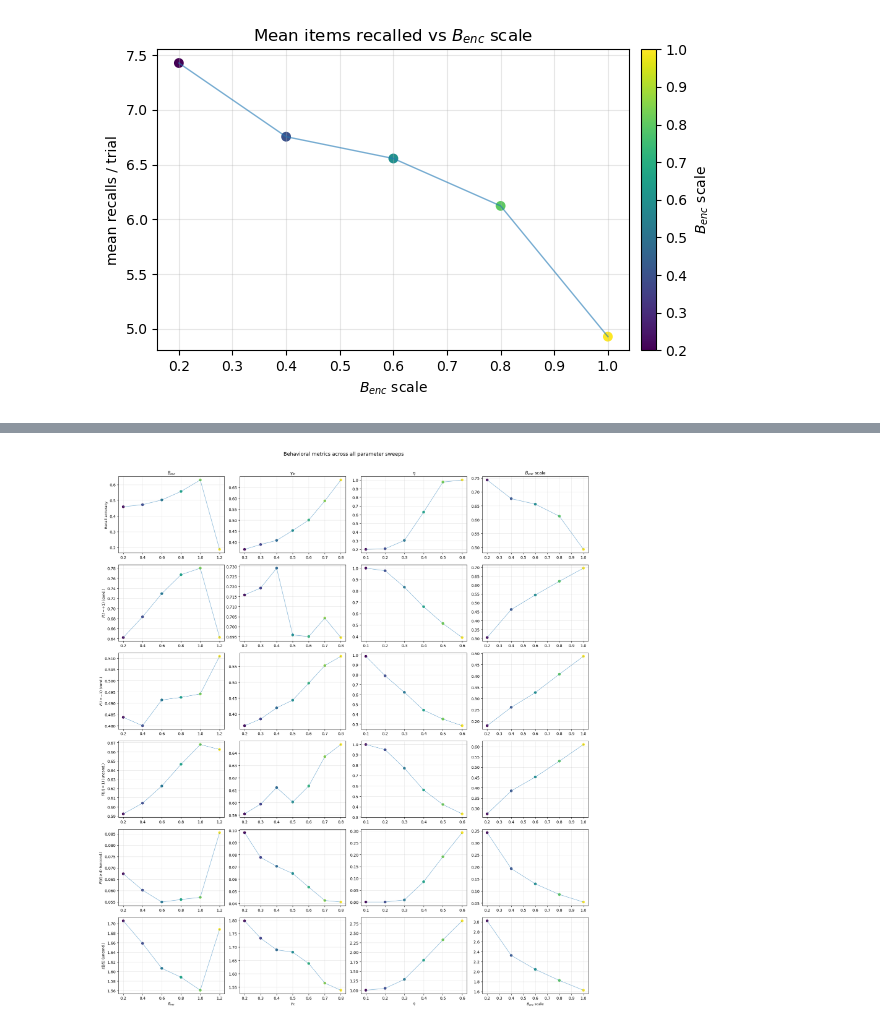
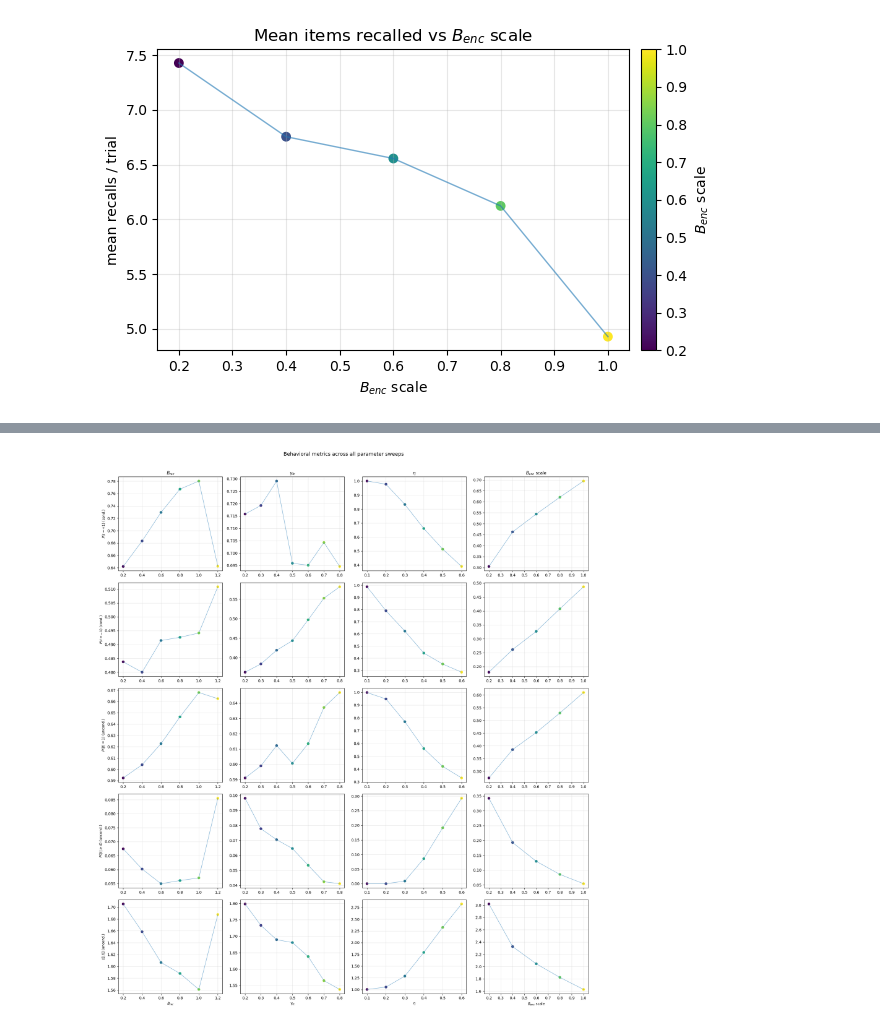
Before and after one commit to beaverjuly/PTSD_MemorySegmentation, a Jupyter notebook: external/CMR_SEM/CMR_multiParameterSweep/behavioral_metrics.ipynb, the cells around one changed output, grey strips where cells are left out. Cells and saved outputs as stored; diff of their text form; code cells hidden in the pictures.

```diff
--- a/external/CMR_SEM/CMR_multiParameterSweep/behavioral_metrics.ipynb
+++ b/external/CMR_SEM/CMR_multiParameterSweep/behavioral_metrics.ipynb
@@ -295,5 +460,5 @@ $P(|\ell|\!=\!1)$, $P(|\ell|\!\geq\!4)$, $\mathbb{E}[|\ell|]$.
 # %%
-fig, axs = plt.subplots(6, 4, figsize=(18, 20), sharex=False)
+fig, axs = plt.subplots(5, 4, figsize=(18, 20), sharex=False)
 
 sweeps = [
     (sweep_B_rec,       B_rec_grid,        r"$B_{rec}$"),
@@ -302,41 +467,50 @@ sweeps = [
     (sweep_B_enc_scale, B_encD_scale_grid,  r"$B_{enc}$ scale"),
 ]
 
+k = 4  # large-lag threshold
+
 row_specs = [
-    ("Recall accuracy",
-     lambda rs: recall_accuracy(rs, N=N, unique=True)),
+
     (r"$P(\ell=+1)$ (cond.)",
-     lambda rs: cond_p_lag_plus1(rs, k=4)),
+     lambda rs: (lambda lags, crp, num, den:
+                 conditional_forward_lag_rates(lags, num, den, large_lag_thresh=k)[0]
+                )(*lag_crp_with_counts(rs, N))),
+
     (r"$P(\ell=-1)$ (cond.)",
-     lambda rs: cond_p_lag_minus1(rs, k=4)),
+     lambda rs: (lambda lags, crp, num, den:
+                 conditional_backward_lag_rates(lags, num, den, large_lag_thresh=k)[0]
+                )(*lag_crp_with_counts(rs, N))),
+
     (r"$P(|\ell|=1)$ (uncond.)",
-     lambda rs: unconditional_transition_summaries(rs, 4)[0]),
-    (r"$P(|\ell|\geq 4)$ (uncond.)",
-     lambda rs: unconditional_transition_summaries(rs, 4)[1]),
+     lambda rs: unconditional_transition_summaries(rs, k)[0]),
+
+    (rf"$P(|\ell|\geq {k})$ (uncond.)",
+     lambda rs: unconditional_transition_summaries(rs, k)[1]),
+
     (r"$\mathbb{E}[|\ell|]$ (uncond.)",
-     lambda rs: unconditional_transition_summaries(rs, 4)[2]),
+     lambda rs: unconditional_transition_summaries(rs, k)[2]),
 ]
 
 for col, (sweep, grid, label) in enumerate(sweeps):
     grid = np.asarray(grid, dtype=float)
     colors, norm, cmap = make_sweep_colors(grid)
 
     for row, (ylabel, metric_fn) in enumerate(row_specs):
         ax = axs[row, col]
         y = np.array([
             metric_fn(_get_sweep_entry(sweep, v)["recall_sims"])
             for v in grid], dtype=float)
         line_with_colored_points(ax, grid, y, colors)
         ax.grid(alpha=0.3)
         if row == 0:
             ax.set_title(label, fontsize=11)
         if col == 0:
             ax.set_ylabel(ylabel, fontsize=9)
         if row == len(row_specs) - 1:
             ax.set_xlabel(label, fontsize=9)
 
 fig.suptitle("Behavioral metrics across all parameter sweeps", fontsize=13, y=1.01)
 fig.tight_layout()
 plt.show()
 # %% [output]
-[figure, old version]
+[figure, new version]
```
Also changed, not shown: parts of 7 cells of this notebook, 1 other file.
